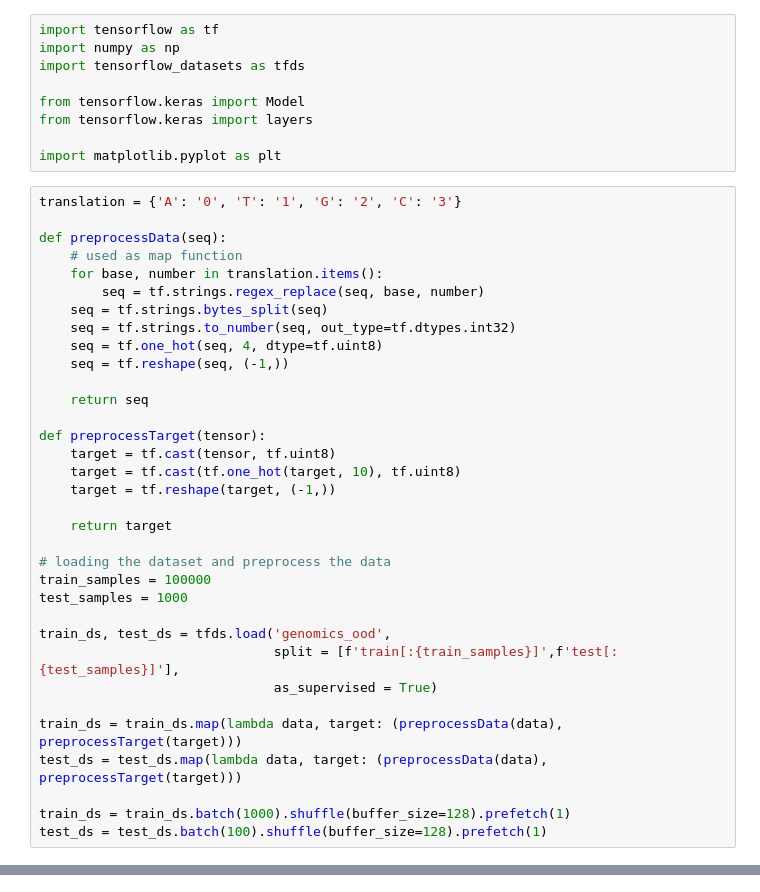
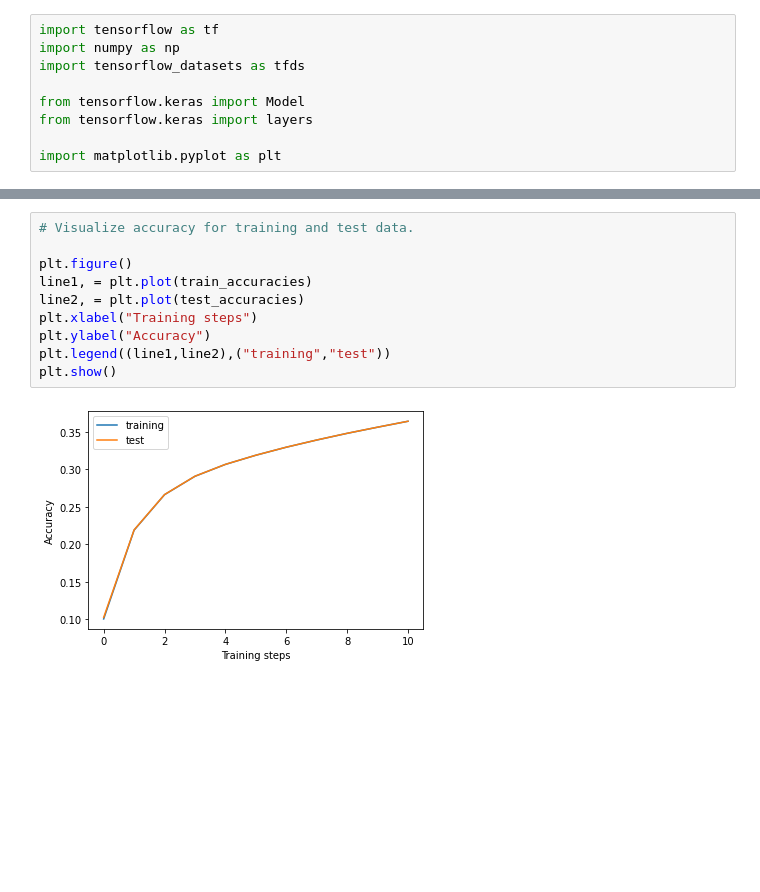
Before and after one commit to TheExplorer95/implemeting_ANNs_TF, a Jupyter notebook: 03/janosch.ipynb, the cells around one changed output, grey strips where cells are left out. Drawn from its saved outputs; the diff is of its cells as text; blank space fills up the shorter version.

```diff
--- a/03/janosch.ipynb
+++ b/03/janosch.ipynb
@@ -7,37 +7,3 @@ from tensorflow.keras import Model
 from tensorflow.keras import layers
 
 import matplotlib.pyplot as plt
-# %%
-translation = {'A': '0', 'T': '1', 'G': '2', 'C': '3'}
-
-def preprocessData(seq):
-    # used as map function
-    for base, number in translation.items():
-        seq = tf.strings.regex_replace(seq, base, number)
-    seq = tf.strings.bytes_split(seq)
-    seq = tf.strings.to_number(seq, out_type=tf.dtypes.int32)
-    seq = tf.one_hot(seq, 4, dtype=tf.uint8)
-    seq = tf.reshape(seq, (-1,))
-
-    return seq
-
-def preprocessTarget(tensor):
-    target = tf.cast(tensor, tf.uint8)
-    target = tf.cast(tf.one_hot(target, 10), tf.uint8)
-    target = tf.reshape(target, (-1,))
-
-    return target
-
-# loading the dataset and preprocess the data
-train_samples = 100000
-test_samples = 1000
-
-train_ds, test_ds = tfds.load('genomics_ood',
-                              split = [f'train[:{train_samples}]',f'test[:{test_samples}]'],
-                              as_supervised = True)
-
-train_ds = train_ds.map(lambda data, target: (preprocessData(data), preprocessTarget(target)))
-test_ds = test_ds.map(lambda data, target: (preprocessData(data), preprocessTarget(target)))
-
-train_ds = train_ds.batch(1000).shuffle(buffer_size=128).prefetch(1)
-test_ds = test_ds.batch(100).shuffle(buffer_size=128).prefetch(1)
@@ -185,0 +226,12 @@ def preprocess_2(data):
+# %%
+# Visualize accuracy for training and test data.
+
+plt.figure()
+line1, = plt.plot(train_accuracies)
+line2, = plt.plot(test_accuracies)
+plt.xlabel("Training steps")
+plt.ylabel("Accuracy")
+plt.legend((line1,line2),("training","test"))
+plt.show()
+# %% [output]
+[figure, added]
```
Also changed, not shown: parts of 6 cells of this notebook.
